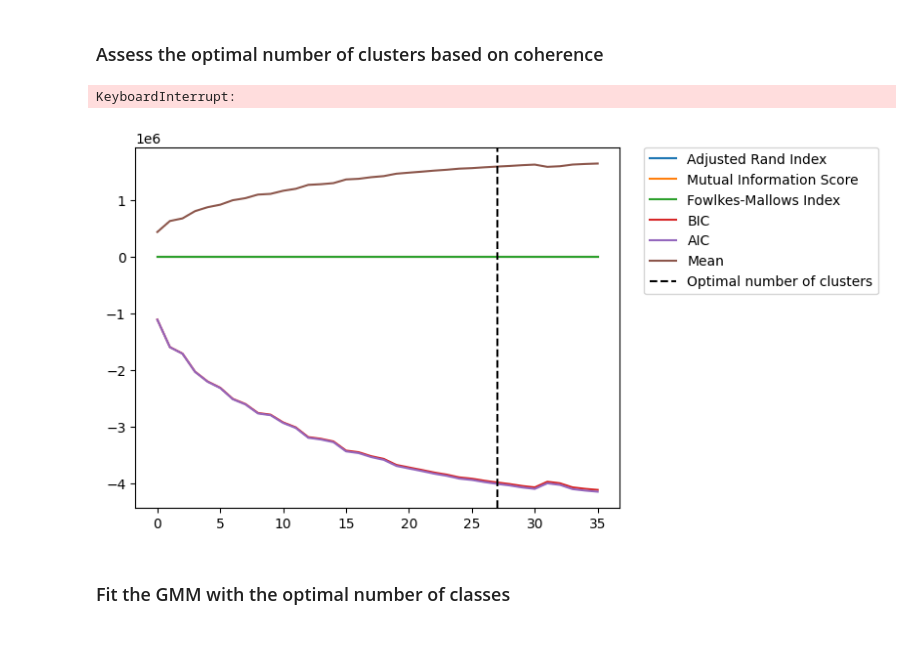
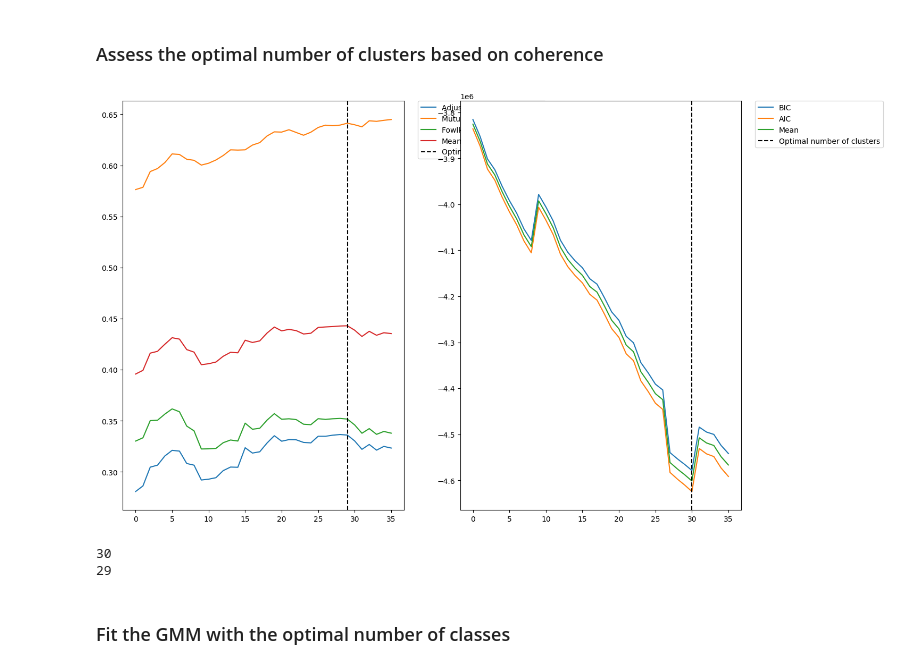
Before and after one commit to oscarboyle/chordclustering, a Jupyter notebook: testing2.ipynb, the cells around one changed output. Saved outputs shown, nothing was run; the diff lists cells and outputs as text; code cells hidden in the pictures; blank space fills up the shorter version.

```diff
--- a/testing2.ipynb
+++ b/testing2.ipynb
@@ -46,6 +66,10 @@ for audio in tqdm(os.listdir(wavfolder)):
         except:
             pass
 
+# Account for augmented chords simmetry
+chords = [equivalent_aug_chords.get(chord, chord) for chord in chords]
+
+# Build the data matrix
 X = np.vstack(deepchromas)
 # %%
 %load_ext autoreload
@@ -91,42 +118,55 @@ bics = list()
 aics = list()
 # %%
 
-for n in trange(36, 60):
+for n in trange(24, 60):
     #kmeans = KMeans(n_clusters=n, random_state=123)
     gmm = GaussianMixture(n_components=n, covariance_type='full', init_params='kmeans', max_iter=1000, random_state=42)
-    gmm.fit(X)
+    clusters = gmm.fit_predict(X)
 
     # Compute AIC and BIC
     bic = gmm.bic(X)
     aic = gmm.aic(X)
     bics.append(bic)
     aics.append(aic)
-    clusters = gmm.fit_predict(X)
     rands.append(adjusted_rand_score(chords, clusters))
     mis.append(normalized_mutual_info_score(chords, clusters))
     fmis.append(fowlkes_mallows_score(chords, clusters))
     #sil.append(silhouette_score(X, clusters))
-# %% [output]
-KeyboardInterrupt:
 # %%
 
-plt.plot(rands, label="Adjusted Rand Index")
-plt.plot(mis, label="Mutual Information Score")
-plt.plot(fmis, label="Fowlkes-Mallows Index")
-plt.plot(bics, label="BIC")
-plt.plot(aics, label="AIC")
+fig, axs = plt.subplots(1, 2, figsize=(15, 10))
+axs[0].plot(rands, label="Adjusted Rand Index")
+axs[0].plot(mis, label="Mutual Information Score")
+axs[0].plot(fmis, label="Fowlkes-Mallows Index")
+
 # Mean of all metrics
-plt.plot(np.mean([rands, mis, fmis, 1-np.array(aics), 1-np.array(bics)], axis=0), label="Mean")
+axs[0].plot(np.mean([rands, mis, fmis], axis=0), label="Mean")
 
 # Add vline for optimal number of clusters
-optim_n = np.argmax(np.mean([rands, mis, fmis], axis=0))
-plt.axvline(optim_n, color='black', linestyle='--', label="Optimal number of clusters")
+optim_n_rand = np.argmax(np.mean([rands, mis, fmis], axis=0))
+axs[0].axvline(optim_n_rand, color='black', linestyle='--', label="Optimal number of clusters")
+
+axs[1].plot(bics, label="BIC")
+axs[1].plot(aics, label="AIC")
+axs[1].plot(np.mean([bics, aics], axis=0), label="Mean")
+
+# Add vline for optimal number of clusters
+optim_n_bic = np.argmin(np.mean([aics, bics], axis=0))
+axs[1].axvline(optim_n_bic, color='black', linestyle='--', label="Optimal number of clusters")
 
 #plt.plot(sil, label="Silhouette Score")
-plt.legend(bbox_to_anchor=(1.05, 1), loc=2, borderaxespad=0.)
+axs[0].legend(bbox_to_anchor=(1.05, 1), loc=2, borderaxespad=0.)
+axs[1].legend(bbox_to_anchor=(1.05, 1), loc=2, borderaxespad=0.)
+
 plt.show()
 # %% [output]
-[figure, old version]
+[figure, new version]
+# %%
+print(optim_n_bic)
+print(optim_n_rand)
+# %% [output]
+30
+29
 # %% [markdown]
 ### Fit the GMM with the optimal number of classes
 # %%
```
Also changed, not shown: parts of 11 cells of this notebook.
